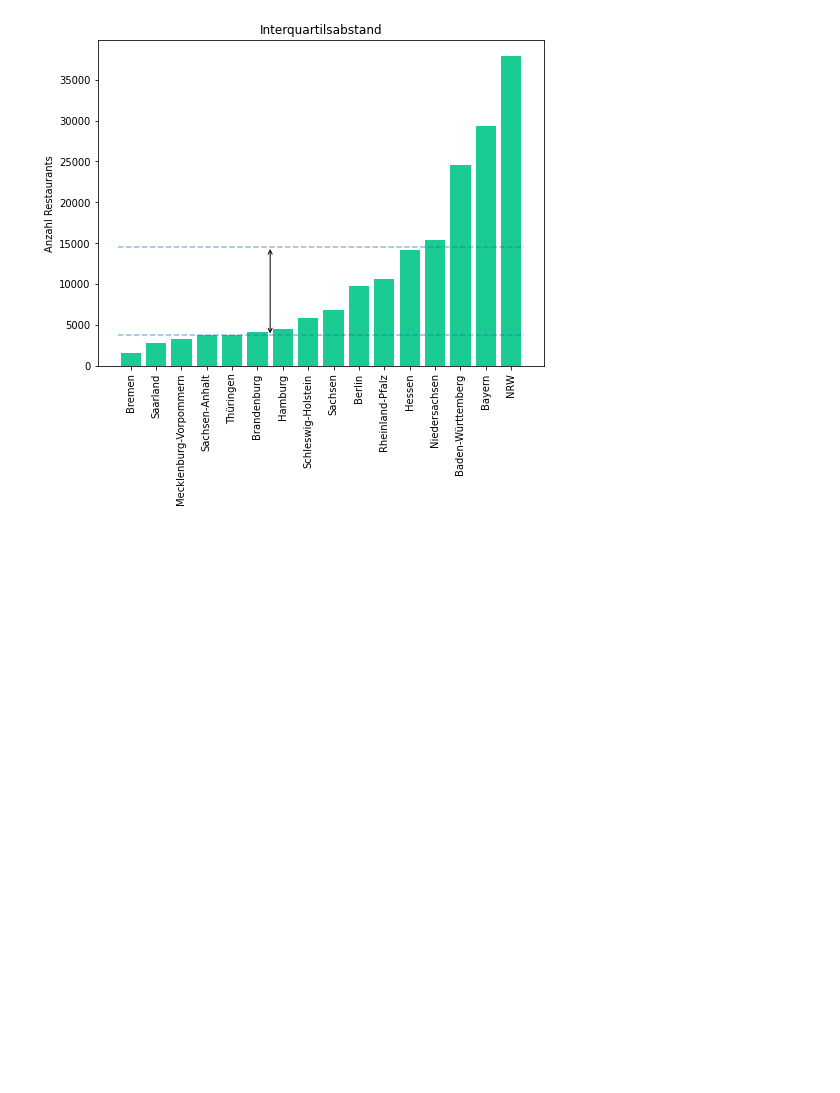
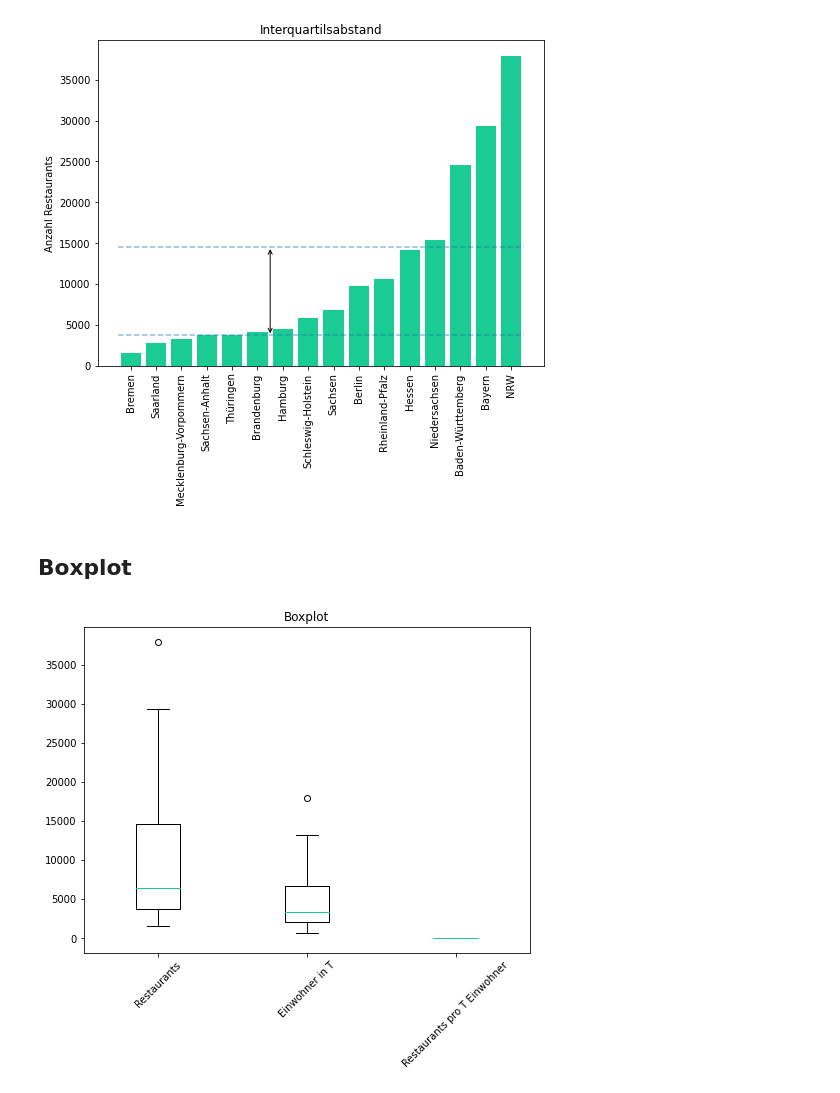
Before and after one commit to fullstack-ml-academy/full-stack-machine-learning, a Jupyter notebook: notepads/02 - Explorative Analyse/EDA - Explorative Datenanalyse.ipynb, the cells around one changed output. Cells and saved outputs as stored; diff of their text form; code cells hidden in the pictures; blank space fills up the shorter version.

```diff
--- a/notepads/02 - Explorative Analyse/EDA - Explorative Datenanalyse.ipynb
+++ b/notepads/02 - Explorative Analyse/EDA - Explorative Datenanalyse.ipynb
@@ -132,3 +133,13 @@ plt.show()
 Der Interquartilsabstand der Restaurants liegt bei 10781.50
 Der Interquartilsabstand der Einwohner in T liegt bei 4667.50
 [figure]
+# %% [markdown]
+## Boxplot
+# %%
+plt.figure(figsize=(8,6))
+plt.title("Boxplot")
+plt.boxplot(data,labels=data.columns,medianprops=dict(color="#1ACC94"))
+plt.xticks(rotation=45)
+plt.show()
+# %% [output]
+[figure, added]
```
Also changed, not shown: parts of 5 cells of this notebook, 17 other files.
